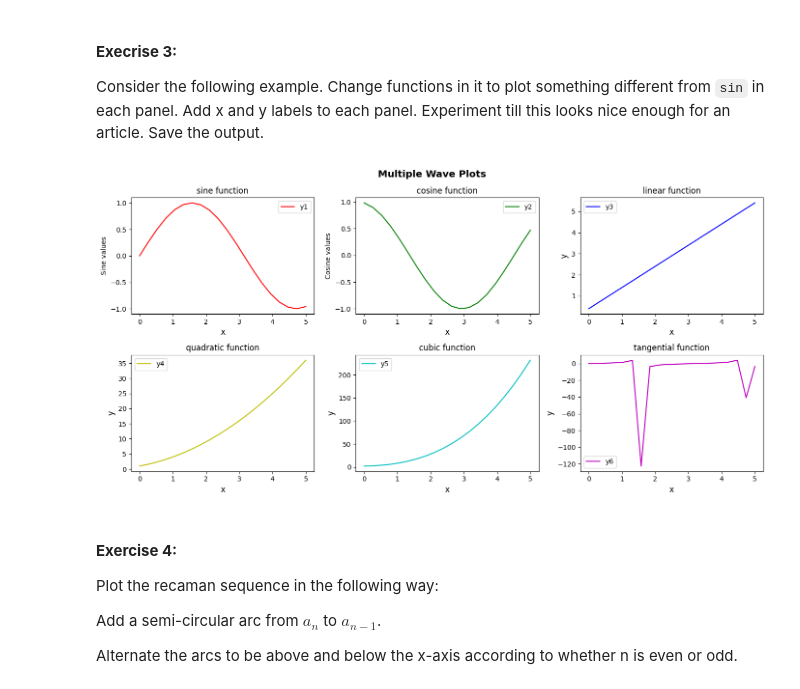
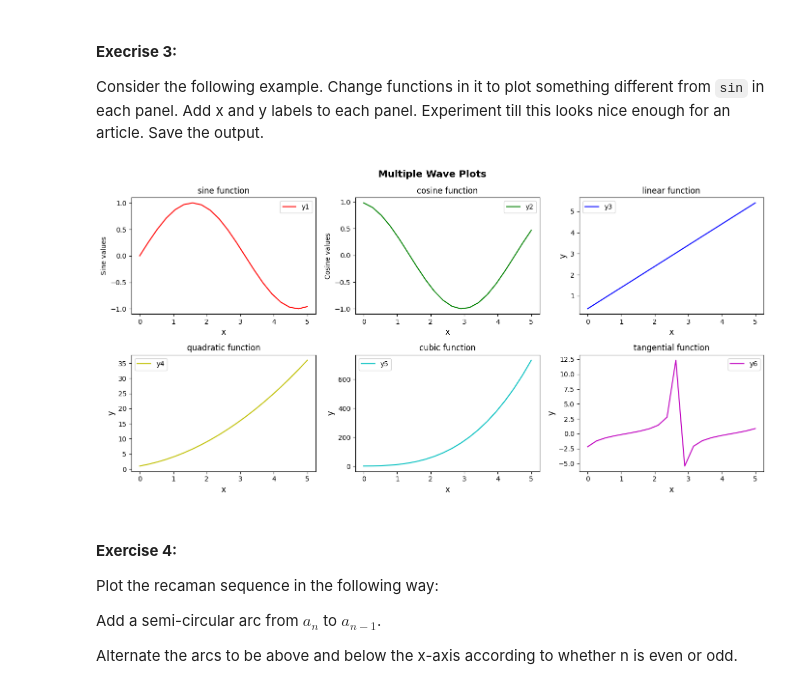
Before and after one commit to mario932/Mario_Fusco, a Jupyter notebook: Exercises2-3.ipynb, the cells around one changed output. Drawn from its saved outputs; the diff is of its cells as text; code cells hidden in the pictures.

```diff
--- a/Exercises2-3.ipynb
+++ b/Exercises2-3.ipynb
@@ -59,8 +59,8 @@ y1 = np.sin(x)  #sine function
 y2 = np.cos(x + 0.2) #cosine function
 y3 = (x + 0.4)  #linear function
 y4 = x**2 + 2 * x + 1 #quadratic function
-y5 = x**3 + 4 * x**2  + x + 2 #cubic function
-y6 = np.tan(x) #tangential function
+y5 = 5*x**3 + 4 * x**2  + x + 2 #cubic function
+y6 = np.tan(x+2) #tangential function
 
 
 fig = plt.figure(figsize=(14, 7))
@@ -92,34 +92,34 @@ plt.legend()
 
 # Subplot 4
 plt.subplot(234)
 plt.title('quadratic function')
 plt.xlabel('x', fontsize='large', fontweight='medium')
 plt.ylabel('y', fontsize='large', fontweight='medium')
 plt.plot(x, y4, color='y', label='y4')
 plt.legend()
 
 # Subplot 5
 plt.subplot(235)
 plt.title('cubic function')
 plt.xlabel('x', fontsize='large', fontweight='medium')
 plt.ylabel('y', fontsize='large', fontweight='medium')
 plt.plot(x, y5, color='c', label='y5')
 plt.legend()
 
 # Subplot 6
 plt.subplot(236)
 plt.title('tangential function')
 plt.xlabel('x', fontsize='large', fontweight='medium')
 plt.ylabel('y', fontsize='large', fontweight='medium')
 plt.plot(x, y6, color='m', label='y6')
 plt.legend()
 
 # Adjust layout for better spacing
 plt.tight_layout()
 
 plt.show()
 # %% [output]
-[figure, old version]
+[figure, new version]
 # %% [markdown]
 #### **Exercise 4:**
 Plot the recaman sequence in the following way:
```
Also changed, not shown: parts of 2 cells of this notebook, 16 other files.
